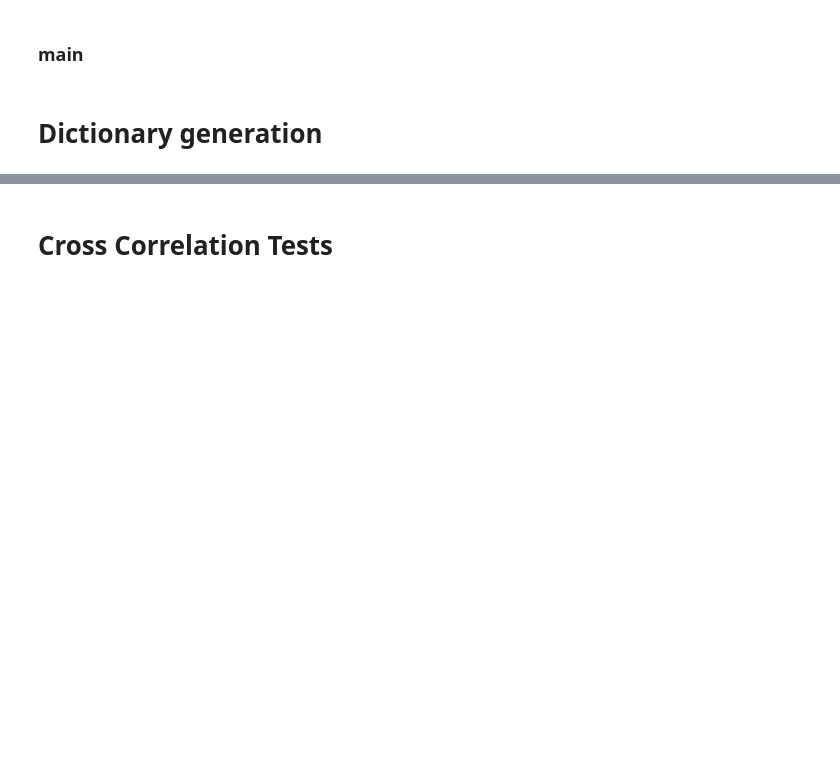
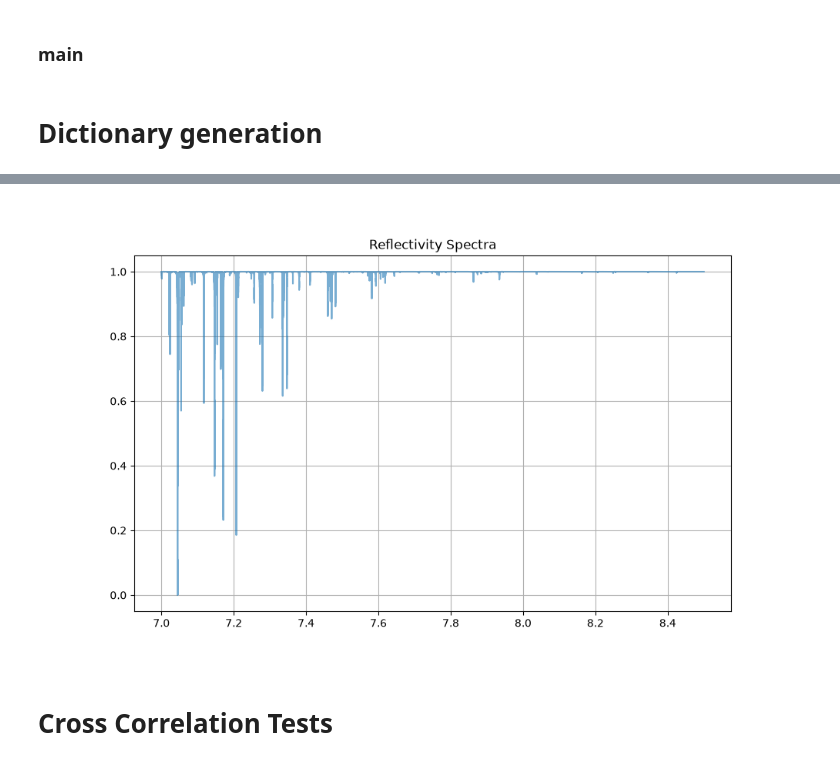
Before and after one commit to zanecollins/sgl_science_case, a Jupyter notebook: sgl_science_case/notebooks/reflectivity_model_cc_tests.ipynb, the cells around one changed output, grey strips where cells are left out. Cells and saved outputs as stored; diff of their text form; code cells hidden in the pictures; blank space fills up the shorter version.

Commit message:
chores and debugs - more efficient data processing

```diff
--- a/sgl_science_case/notebooks/reflectivity_model_cc_tests.ipynb
+++ b/sgl_science_case/notebooks/reflectivity_model_cc_tests.ipynb
@@ -623,29 +776,30 @@ Loaded H2O isotope 1 at altitude 10.
 # %%
-# plt.close('all')
-# plt.figure(figsize=(10,6))
+plt.figure(figsize=(10,6))
 
-# resolution_to_plot = 1e7
-# scenario_to_plot = 'H2O+CH4+N2O'
-# snr_to_plot_a = 50
-# snr_to_plot_b = 100
-# clean_plot = False
+resolution_to_plot = 1e7
+scenario_to_plot = 'H2O+CH4'
+snr_to_plot_a = 50
+snr_to_plot_b = 5
+clean_plot = False
 
-# data = res_dict[resolution_to_plot][scenario_to_plot]
-# data_temp = res_dict[resolution_to_plot]['H2O+CH4']
-# # data_temp2 = res_dict[resolution_to_plot]['N2O']
+data = res_dict[scenario_to_plot][resolution_to_plot]
+data_temp = res_dict['H2O+CH4'][resolution_to_plot]
+# data_temp2 = res_dict[resolution_to_plot]['N2O']
 
-# plt.plot(data['wavelength_grid'], data[f'reflectivity_snr{snr_to_plot_b}'], label = f'{scenario_to_plot} Reflectivity at R = {resolution_to_plot}, SNR = {snr_to_plot_b}', alpha = 0.6)
+plt.plot(data['wavelength_grid'], data[f'reflectivity_snr{snr_to_plot_b}'], label = f'{scenario_to_plot} Reflectivity at R = {resolution_to_plot}, SNR = {snr_to_plot_b}', alpha = 0.6)
 # plt.plot(data['wavelength_grid'], data['reflectivity_clean'], label = f'H2O+CH4+N2O Reflectivity at R = {resolution_to_plot}', alpha = 0.6)
 # plt.plot(data_temp['wavelength_grid'], data_temp[f'reflectivity_clean'], label = f'H2O+CH4 Reflectivity at R = {resolution_to_plot}', alpha = 0.6)
 
 
-# # plt.plot(data_temp['wavelength_grid'], data_temp2['reflectivity_clean'], label = f'N2O Reflectivity at R = {resolution_to_plot}')
+# plt.plot(data_temp['wavelength_grid'], data_temp2['reflectivity_clean'], label = f'N2O Reflectivity at R = {resolution_to_plot}')
 
 
-# plt.title('Reflectivity Spectra')
-# plt.grid()
-# # plt.legend()
-# plt.show()
+plt.title('Reflectivity Spectra')
+plt.grid()
+# plt.legend()
+plt.show()
+# %% [output]
+[figure, added]
 # %% [markdown]
 # Cross Correlation Tests
 # %%
```
Also changed, not shown: parts of 11 cells of this notebook.
